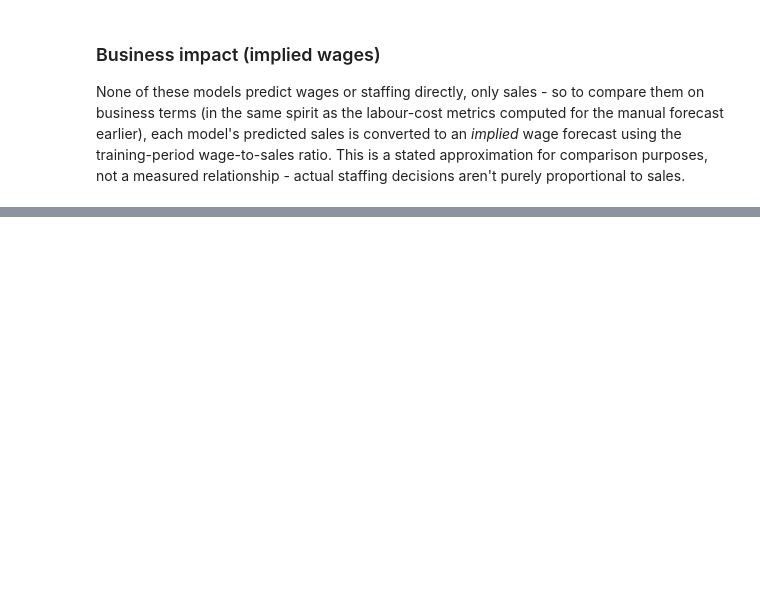
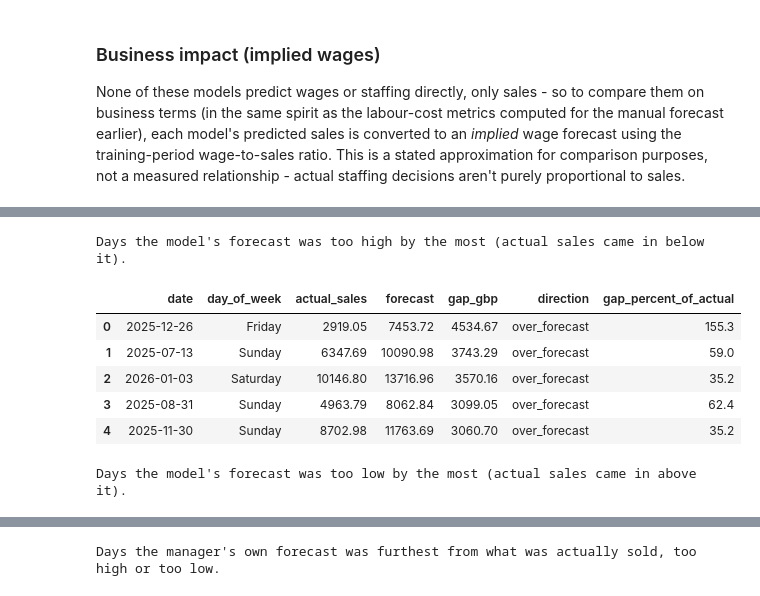
Before and after one commit to kevinpinoarias/hospitality-forecasting-system, a Jupyter notebook: notebooks/portofolio_walkthrough.ipynb, the cells around one changed output, grey strips where cells are left out. Saved outputs shown, nothing was run; the diff lists cells and outputs as text; code cells hidden in the pictures; blank space fills up the shorter version.

```diff
--- a/notebooks/portofolio_walkthrough.ipynb
+++ b/notebooks/portofolio_walkthrough.ipynb
@@ -311,0 +445,14 @@ This project demonstrates not just model training, but full workflow design, eva
+# %%
+for kind, forecast in [("over", "model"), ("under", "model"), ("worst", "manager")]:
+    result, table = ranking_table(kind, forecast)
+    print(result.ranking)
+    display(table)
+# %% [output]
+Days the model's forecast was too high by the most (actual sales came in below it).
+|  | date | day_of_week | actual_sales | forecast | gap_gbp | direction | gap_percent_of_actual |
+| 0 | 2025-12-26 | Friday | 2919.05 | 7453.72 | 4534.67 | over_forecast | 155.3 |
+| 1 | 2025-07-13 | Sunday | 6347.69 | 10090.98 | 3743.29 | over_forecast | 59.0 |
+| 2 | 2026-01-03 | Saturday | 10146.80 | 13716.96 | 3570.16 | over_forecast | 35.2 |
+| 3 | 2025-08-31 | Sunday | 4963.79 | 8062.84 | 3099.05 | over_forecast | 62.4 |
+| 4 | 2025-11-30 | Sunday | 8702.98 | 11763.69 | 3060.70 | over_forecast | 35.2 |
+Days the model's forecast was too low by the most (actual sales came in above it).
@@ -311,0 +465 @@ This project demonstrates not just model training, but full workflow design, eva
+Days the manager's own forecast was furthest from what was actually sold, too high or too low.
```
Also changed, not shown: parts of 48 cells of this notebook.
